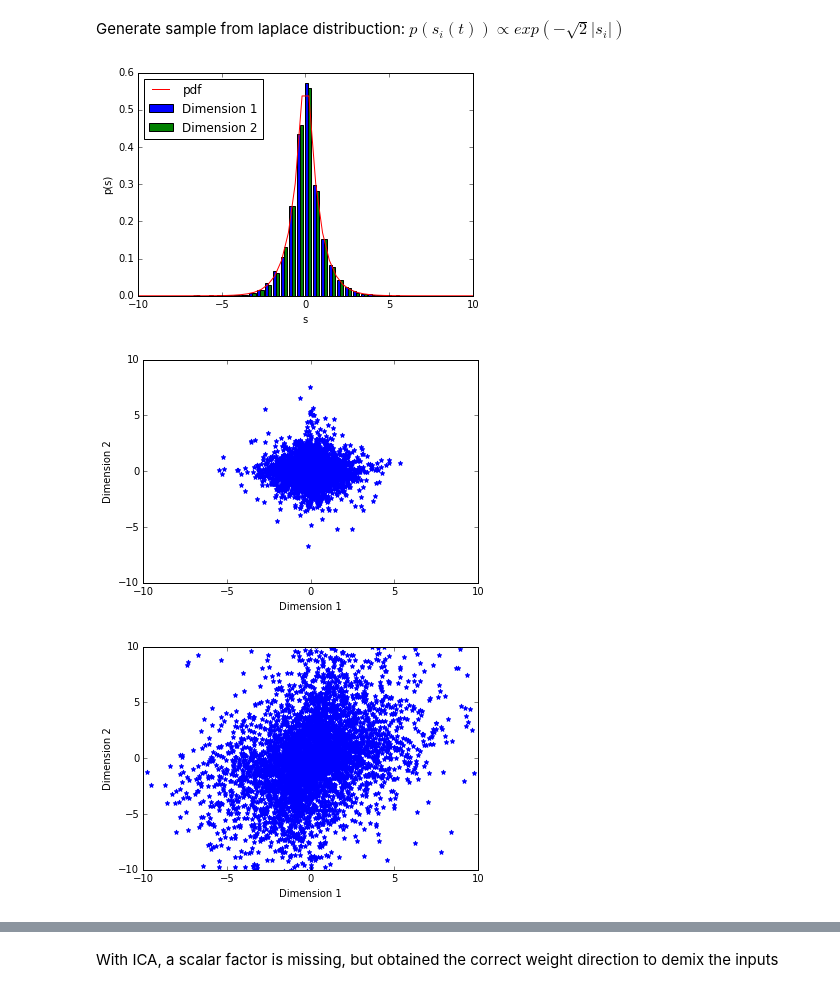
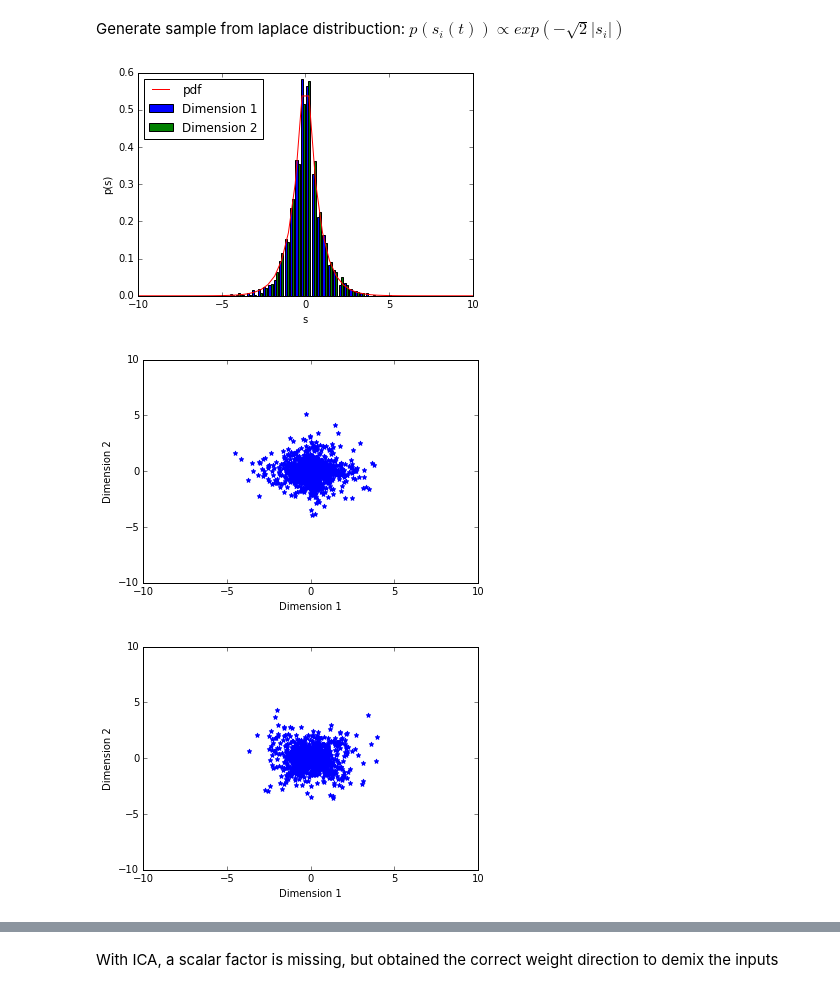
Before and after one commit to ShuangLiBCM/NNDL_Shuang, a Jupyter notebook: Laplace data_training with BCM local learning rule.ipynb, the cells around one changed output, grey strips where cells are left out. Saved outputs shown, nothing was run; the diff lists cells and outputs as text; code cells hidden in the pictures.

```diff
--- a/Laplace data_training with BCM local learning rule.ipynb
+++ b/Laplace data_training with BCM local learning rule.ipynb
@@ -19,7 +19,7 @@ import matplotlib.pyplot as plt
 # Sample from the above distribution
 loc = 0   # Mean zero
 scale = (2**0.5)**(-1)
-s = np.random.laplace(loc,scale,[5000,2])  # 5000*2, 0 mean, unit variance
+s = np.random.laplace(loc,scale,[1000,2])  # 5000*2, 0 mean, unit variance
 count,bins,_ = plt.hist(s,30,normed = True)
 
 # Plot the probability density function
@@ -39,24 +39,24 @@ plt.xlabel ('Dimension 1')
 plt.ylabel ('Dimension 2')
 plt.axis([-10,10,-10,10]);
 # %% [output]
-[figure, old version]
+[figure, new version]
-[figure, old version]
+[figure, new version]
 # %%
 # Conduct rotation and mixture
 # Generate rotatio matrix
 import math as mt
 theta = mt.pi/4      # 45 degree rotation
-#A = np.array(((mt.cos(theta),-mt.sin(theta)),(mt.sin(theta),mt.cos(theta))))
-A = np.random.randn(2,2)
-A = np.dot(A, A.T)
+A = np.array(((mt.cos(theta),-mt.sin(theta)),(mt.sin(theta),mt.cos(theta))))
+# A = np.random.randn(2,2)
+# A = np.dot(A, A.T)
 s_rt = np.dot(s,A)
 # Generate 2d satter plot of the rotated data
 plt.scatter(s_rt[:,0],s_rt[:,1],color = 'blue', marker = '*')
 plt.xlabel ('Dimension 1')
 plt.ylabel ('Dimension 2')
 plt.axis([-10,10,-10,10]);
 # %% [output]
-[figure, old version]
+[figure, new version]
 # %%
 # Use fast ICA and see weights and results
 
```
Also changed, not shown: parts of 6 cells of this notebook.
